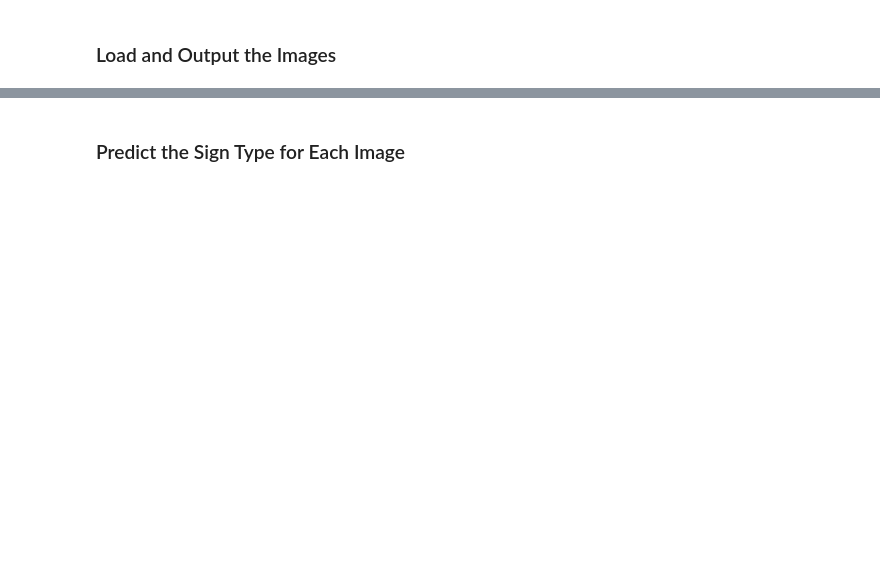
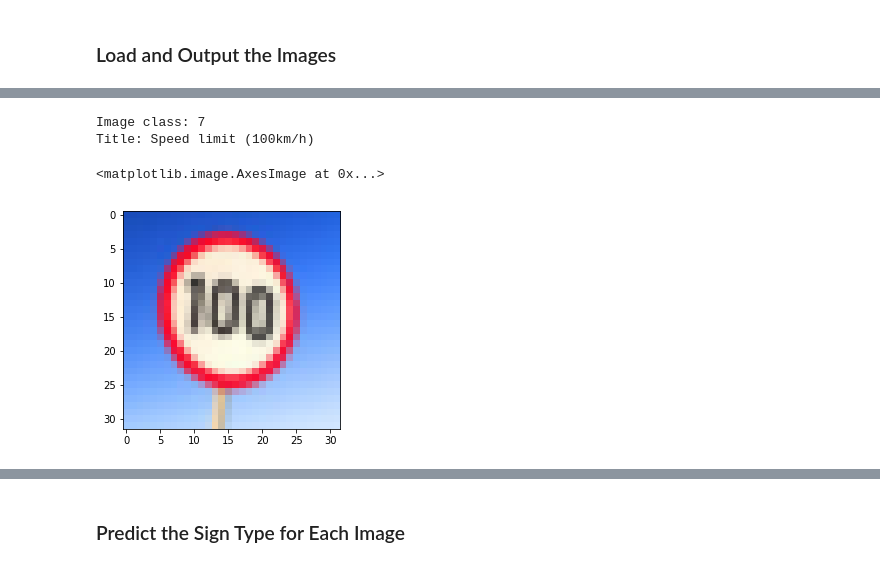
Before and after one commit to mikebarile/Traffic-Signs, a Jupyter notebook: Traffic_Sign_Classifier.ipynb, the cells around one changed output, grey strips where cells are left out. Drawn from its saved outputs; the diff is of its cells as text; code cells hidden in the pictures; blank space fills up the shorter version.

```diff
--- a/Traffic_Sign_Classifier.ipynb
+++ b/Traffic_Sign_Classifier.ipynb
@@ -138,0 +294,9 @@ You may find `signnames.csv` useful as it contains mappings from the class id (i
+# %%
+print("Image class: 7")
+print("Title: Speed limit (100km/h)")
+plt.imshow(images[2])
+# %% [output]
+Image class: 7
+Title: Speed limit (100km/h)
+<matplotlib.image.AxesImage at 0x...>
+[figure, added]
```
Also changed, not shown: parts of 40 cells of this notebook, 15 other files.
